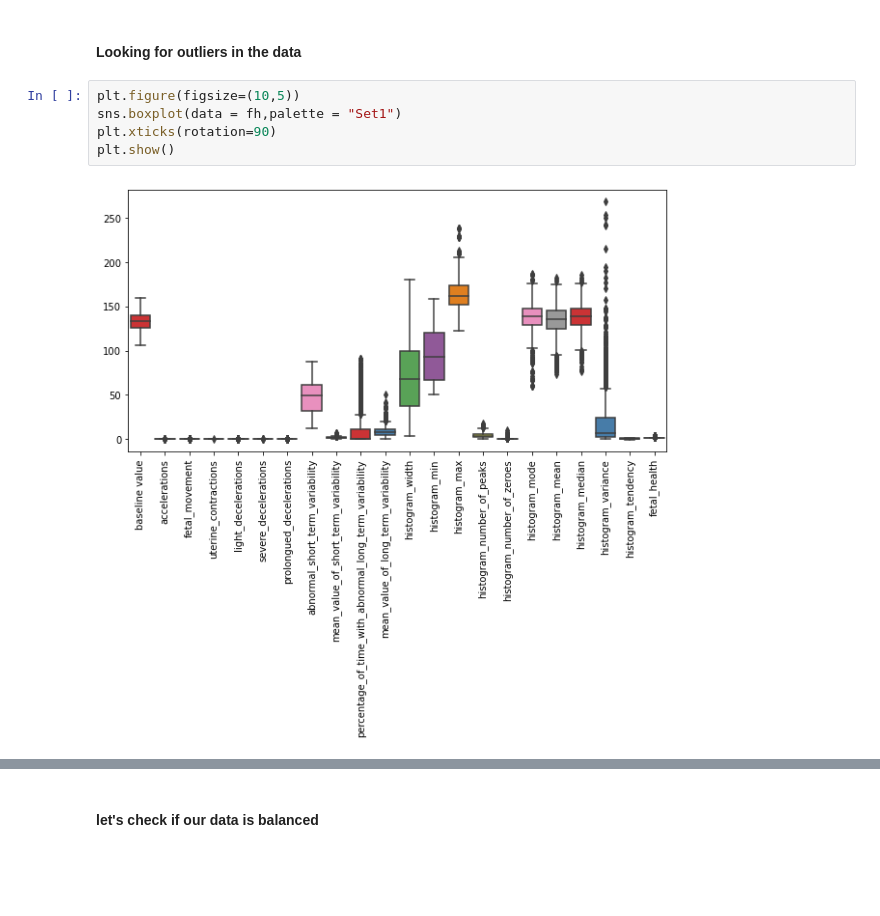
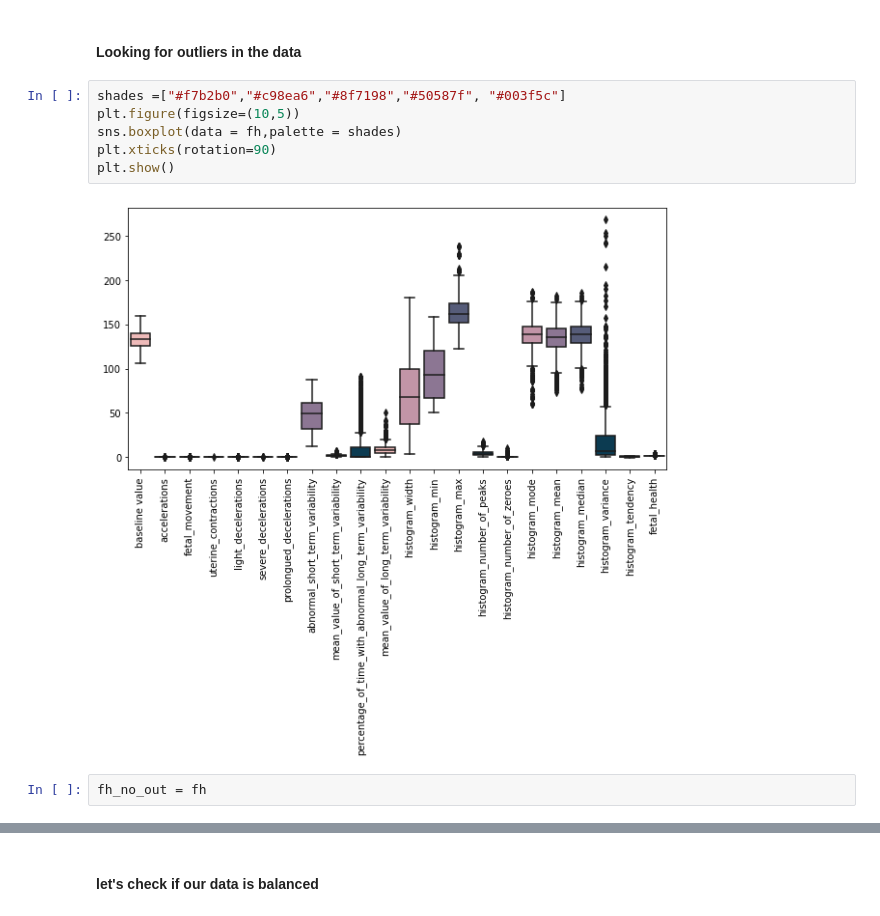
Before and after one commit to yeelacitron/Data-science-project, a Jupyter notebook: fh kaggel project.ipynb, the cells around one changed output, grey strips where cells are left out. Drawn from its saved outputs; the diff is of its cells as text; blank space fills up the shorter version.

```diff
--- a/fh kaggel project.ipynb
+++ b/fh kaggel project.ipynb
@@ -137,9 +135,12 @@ Name: fetal_health, dtype: float64
 # %% [markdown]
 #### Looking for outliers in the data
 # %%
+shades =["#f7b2b0","#c98ea6","#8f7198","#50587f", "#003f5c"]
 plt.figure(figsize=(10,5))
-sns.boxplot(data = fh,palette = "Set1")
+sns.boxplot(data = fh,palette = shades)
 plt.xticks(rotation=90)
 plt.show()
 # %% [output]
-[figure, old version]
+[figure, new version]
+# %%
+fh_no_out = fh
```
Also changed, not shown: parts of 40 cells of this notebook, 3 other files.
